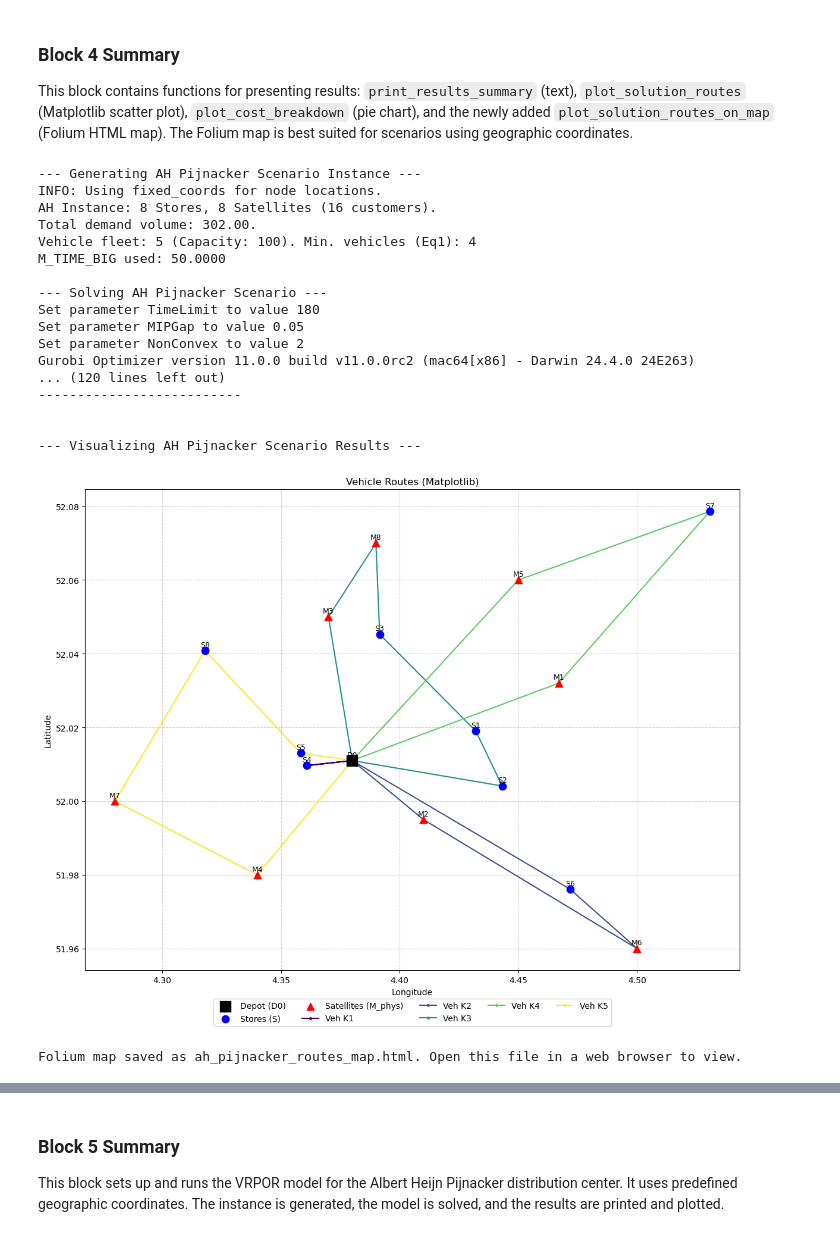
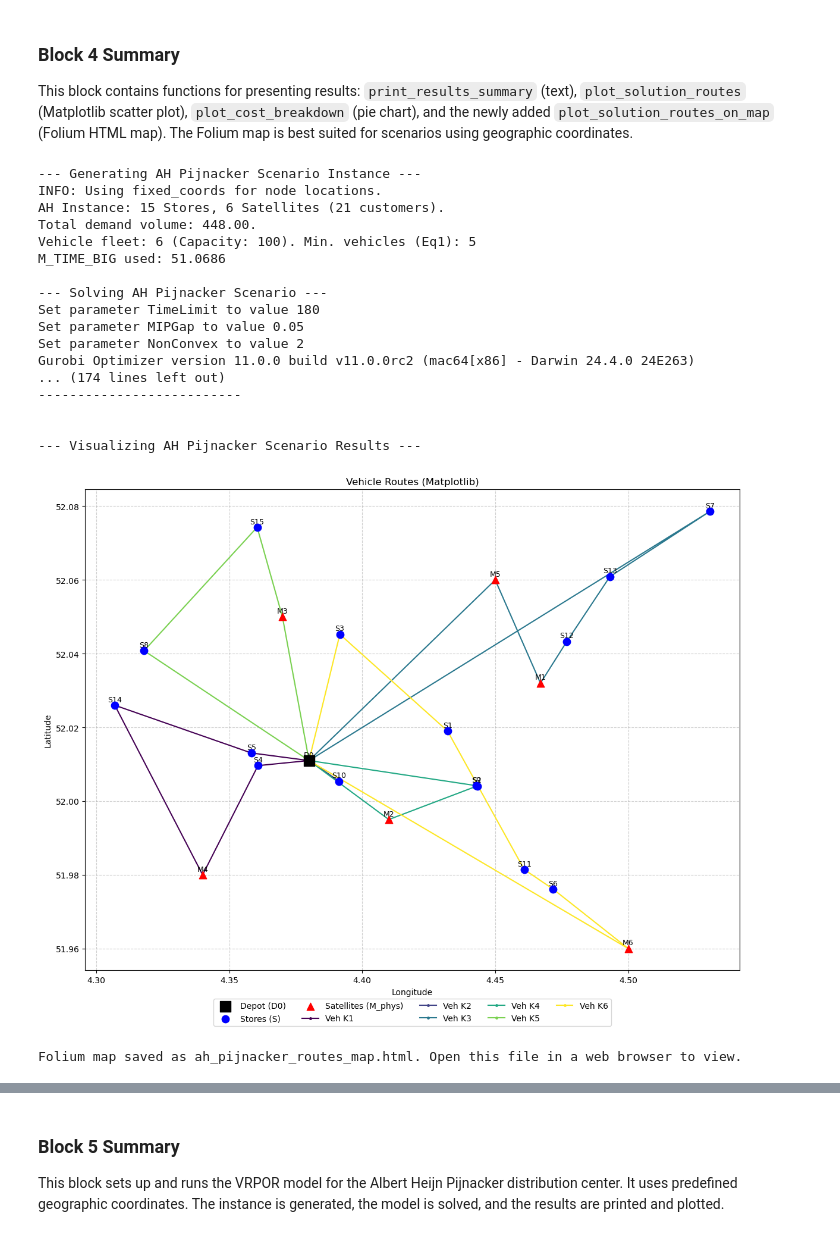
Before and after one commit to Guido-03/Operations-Optimizations, a Jupyter notebook: operations/albert_heijn_scenario.ipynb, the cells around one changed output, grey strips where cells are left out. Drawn from its saved outputs; the diff is of its cells as text; code cells hidden in the pictures.

```diff
--- a/operations/albert_heijn_scenario.ipynb
+++ b/operations/albert_heijn_scenario.ipynb
@@ -595,41 +595,53 @@ This block contains functions for presenting results: `print_results_summary` (t
 # for this specific scenario.
 
 ah_fixed_coords = {
-    'D0': (52.0110, 4.3800),      # AH DC Pijnacker
-    'S1': (52.019028, 4.432054),  # AH Ackershof, Pijnacker
-    'S2': (52.0041027, 4.4432056),# AH Keijzershof, Pijnacker
-    'S3': (52.0452529, 4.3915828),# AH Nootdorp (Lange Baan 6)
-    'S4': (52.0096251, 4.3608201),# AH Delft Brabantse Turfmarkt
-    'S5': (52.0130556, 4.3583333),# AH Delft Choorstraat (Buitenhof)
-    'S6': (51.9761, 4.4718),      # AH Berkel en Rodenrijs Westerplein
-    'S7': (52.0786, 4.5307),      # AH Zoetermeer Oosterheem
-    'S8': (52.0408, 4.3180),      # AH Rijswijk In de Bogaard
+    'D0': (52.0110, 4.3800),       # AH DC Pijnacker
+    # Stores (S): A larger subset of 15 stores
+    'S1': (52.019028, 4.432054),   # AH Ackershof, Pijnacker
+    'S2': (52.0041027, 4.4432056), # AH Keijzershof, Pijnacker
+    'S3': (52.0452529, 4.3915828), # AH Nootdorp (Lange Baan 6)
+    'S4': (52.0096251, 4.3608201), # AH Delft Brabantse Turfmarkt
+    'S5': (52.0130556, 4.3583333), # AH Delft Choorstraat (Buitenhof)
+    'S6': (51.9761, 4.4718),       # AH Berkel en Rodenrijs Westerplein
+    'S7': (52.0786, 4.5307),       # AH Zoetermeer Oosterheem
+    'S8': (52.0408, 4.3180),       # AH Ypenburg (Laan van Hoornwijck 160)
+    'S9': (52.0042, 4.442798),     # AH Hoefbladplein, Pijnacker
+    'S10': (52.0053782, 4.3912036),# AH Gouden Rijderplein 1, Delfgauw
+    'S11': (51.9814368, 4.4609031),# AH Berkel en Rodenrijs Rozenoord 2
+    'S12': (52.0433143, 4.4769132),# AH Zoetermeer Samanthagang 64
+    'S13': (52.0609, 4.4931),      # AH Zoetermeer Quirinegang (Meerzicht)
+    'S14': (52.0260, 4.3070),      # AH Rijswijk, In de Bogaard
+    'S15': (52.0743, 4.3605),      # AH Voorburg, Koningin Julianaplein
+    # S16, S17 etc. would be here if we needed more than 15 from a larger list
 
-    'M1': (52.0320, 4.4670),      # Nootdorp - Veenweg
-    'M2': (51.9950, 4.4100),      # Delft - Wippolder
+    # Satellites (M): A subset of 6 satellites
+    'M1': (52.0320, 4.4670),      # Nootdorp - Veenweg area
+    'M2': (51.9950, 4.4100),      # Delft - Wippolder area
     'M3': (52.0500, 4.3700),      # Den Haag - Leidschenveen
     'M4': (51.9800, 4.3400),      # Delft - Tanthof
     'M5': (52.0600, 4.4500),      # Zoetermeer - Rokkeveen
     'M6': (51.9600, 4.5000),      # Berkel - Rodenrijs Westpolder
-    'M7': (52.0000, 4.2800),      # Rijswijk - Steenvoorde
-    'M8': (52.0700, 4.3900),      # Voorburg - Bovenveen
+    # M7, M8 etc. would be here if we needed more than 6
 }
 
-# Parameters for the AH scenario. Using all 8 stores and 8 satellites.
-num_ah_stores = 8
-num_ah_satellites = 8
+# Parameters for the AH scenario.
+# num_stores and num_physical_satellites will be set based on the desired count
+# using the available fixed_coords.
+num_ah_stores = 15       # We will use S1 through S15 from ah_fixed_coords
+num_ah_satellites = 6    # We will use M1 through M6 from ah_fixed_coords
 
+# Using ONLY the allowed parameters for ah_scenario_params as per your constraint
 ah_scenario_params = {
     "num_stores": num_ah_stores,
     "num_physical_satellites": num_ah_satellites,
     "num_products": 2,
     "num_orders": 1,
     "vehicle_capacity_V_star": 100,
-    "penalty_pu_param": 20.0,   # Penalty per pseudo-time unit late (higher due to smaller time scale)
-    "split_ps_param": 100.0,    # Penalty for splitting (higher due to smaller distance scale)
-    "seed": 123,
+    "penalty_pu_param": 20.0,
+    "split_ps_param": 100.0,
+    "seed": 123, # Keeping seed as per your original constraint
     "vehicle_buffer": 1,
-    "fixed_coords": ah_fixed_coords
+    "fixed_coords": ah_fixed_coords # This will be used by generate_instance to pick the first N stores/satellites
 }
 
 print("--- Generating AH Pijnacker Scenario Instance ---")
@@ -637,39 +649,39 @@ ah_instance = generate_instance_table2_final(**ah_scenario_params)
 
 print(f"AH Instance: {len(ah_instance['S_stores'])} Stores, {len(ah_instance['M_phys_satellites'])} Satellites ({len(ah_instance['N_cust_customers'])} customers).")
 print(f"Total demand volume: {ah_instance['total_demand_vol_overall']:.2f}.")
 print(f"Vehicle fleet: {len(ah_instance['VF_fleet'])} (Capacity: {ah_instance['V_star']}). Min. vehicles (Eq1): {ah_instance['min_vehicles_eq1']}")
 print(f"M_TIME_BIG used: {ah_instance['M_TIME_BIG']:.4f}")
 
 
 print("\n--- Solving AH Pijnacker Scenario ---")
 ah_results = solve_vrpor_table2_final(ah_instance, time_limit=180, mip_gap=0.05, log_to_console=1)
 print_results_summary(ah_results)
 
 print("\n--- Visualizing AH Pijnacker Scenario Results ---")
 if ah_results.get("routes"):
     plot_solution_routes(ah_results) # Original matplotlib plot
     plot_solution_routes_on_map(ah_results, map_filename="ah_pijnacker_routes_map.html") # <<< Call Folium map
 if ah_results.get("objective_components"):
     plot_cost_breakdown(ah_results)
 # %% [output]
 --- Generating AH Pijnacker Scenario Instance ---
 INFO: Using fixed_coords for node locations.
-AH Instance: 8 Stores, 8 Satellites (16 customers).
-Total demand volume: 302.00.
-Vehicle fleet: 5 (Capacity: 100). Min. vehicles (Eq1): 4
-M_TIME_BIG used: 50.0000
+AH Instance: 15 Stores, 6 Satellites (21 customers).
+Total demand volume: 448.00.
+Vehicle fleet: 6 (Capacity: 100). Min. vehicles (Eq1): 5
+M_TIME_BIG used: 51.0686
 
 --- Solving AH Pijnacker Scenario ---
 Set parameter TimeLimit to value 180
 Set parameter MIPGap to value 0.05
 Set parameter NonConvex to value 2
 Gurobi Optimizer version 11.0.0 build v11.0.0rc2 (mac64[x86] - Darwin 24.4.0 24E263)
-... (120 lines left out)
+... (174 lines left out)
 --------------------------
 
 
 --- Visualizing AH Pijnacker Scenario Results ---
-[figure, old version]
+[figure, new version]
 Folium map saved as ah_pijnacker_routes_map.html. Open this file in a web browser to view.
 [figure]
 # %% [markdown]
```
Also changed, not shown: 1 other file.
